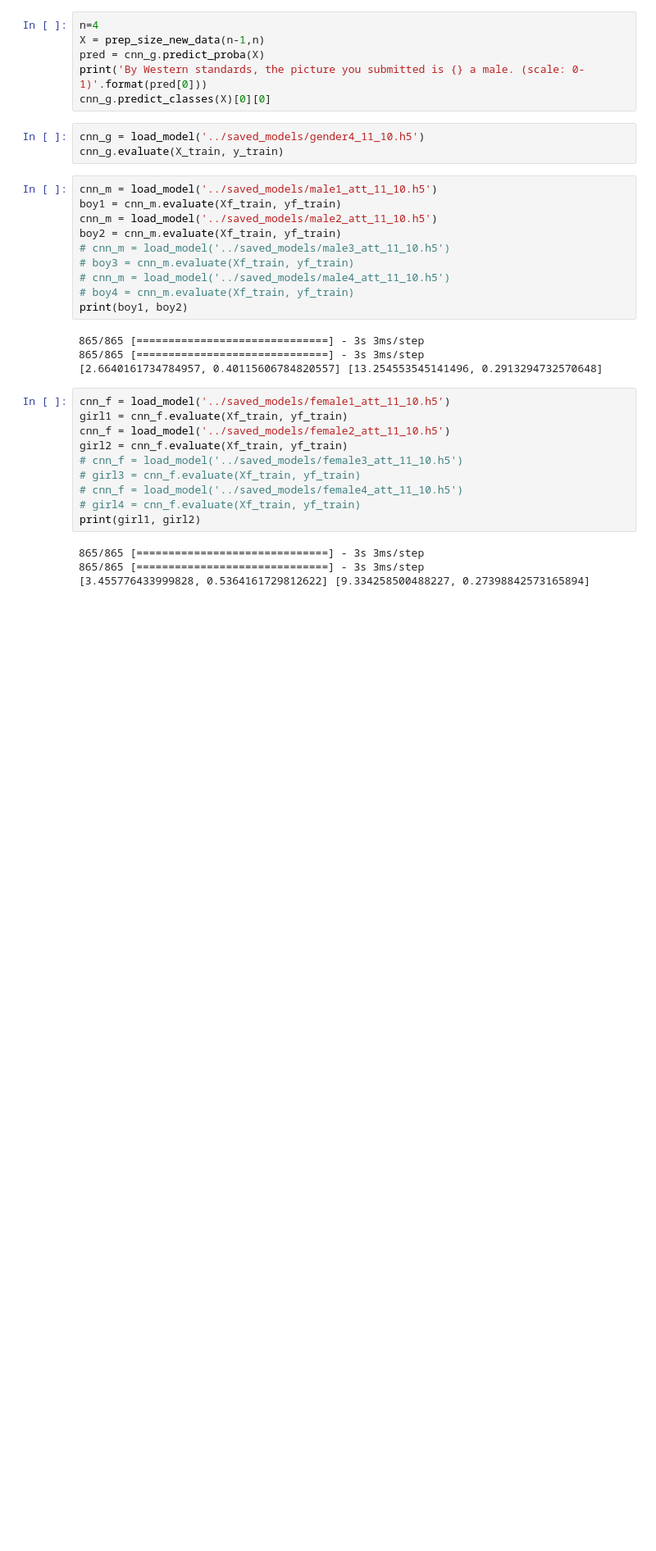
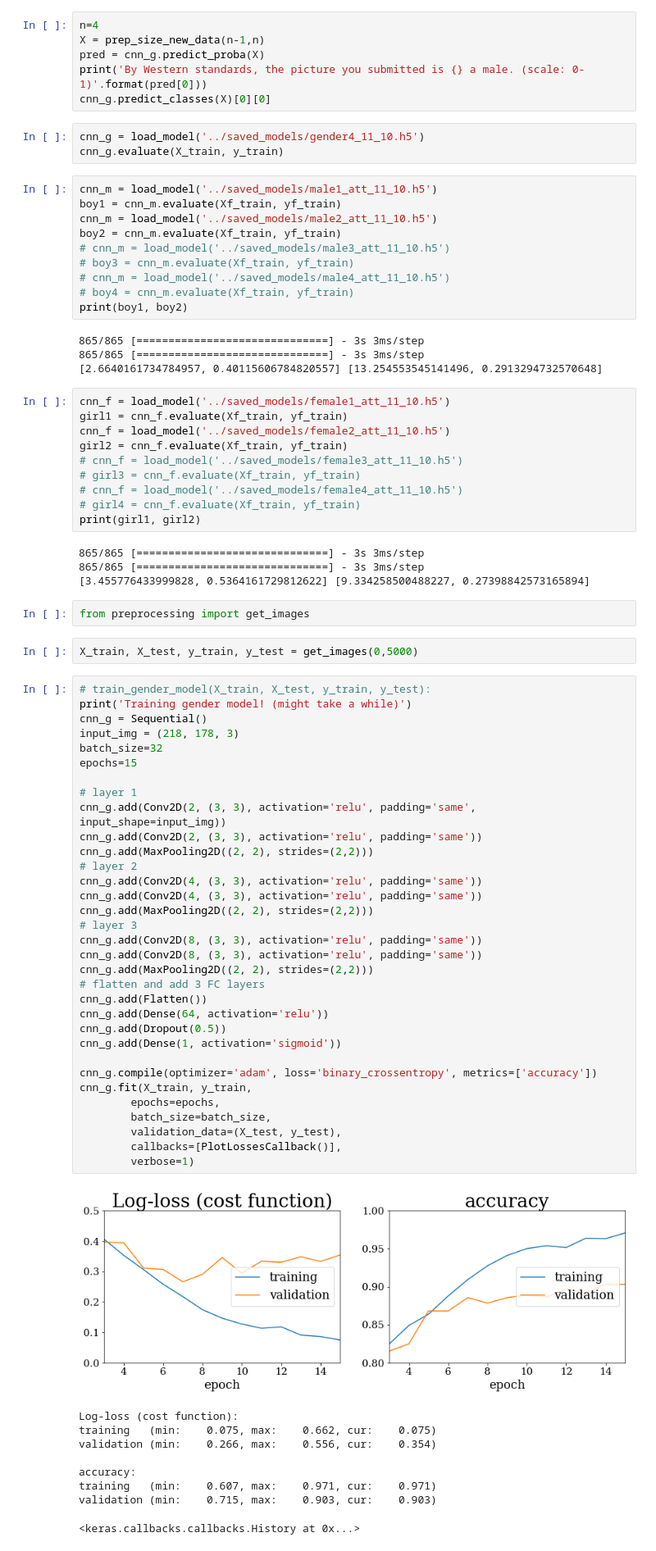
Before and after one commit to Aaronhjlee/Facial_Feature_Predictor, a Jupyter notebook: src/deployment_pt2.ipynb, the cells around one changed output. Shown: that part at 82% size. Cells and saved outputs as stored; diff of their text form; blank space fills up the shorter version.

```diff
--- a/src/deployment_pt2.ipynb
+++ b/src/deployment_pt2.ipynb
@@ -347,3 +349,50 @@ print(girl1, girl2)
 865/865 [==============================] - 3s 3ms/step
 865/865 [==============================] - 3s 3ms/step
 [3.455776433999828, 0.5364161729812622] [9.334258500488227, 0.27398842573165894]
+# %%
+from preprocessing import get_images
+# %%
+X_train, X_test, y_train, y_test = get_images(0,5000)
+# %%
+# train_gender_model(X_train, X_test, y_train, y_test):
+print('Training gender model! (might take a while)')
+cnn_g = Sequential()
+input_img = (218, 178, 3)
+batch_size=32
+epochs=15
+
+# layer 1
+cnn_g.add(Conv2D(2, (3, 3), activation='relu', padding='same', input_shape=input_img))
+cnn_g.add(Conv2D(2, (3, 3), activation='relu', padding='same'))
+cnn_g.add(MaxPooling2D((2, 2), strides=(2,2)))
+# layer 2
+cnn_g.add(Conv2D(4, (3, 3), activation='relu', padding='same'))
+cnn_g.add(Conv2D(4, (3, 3), activation='relu', padding='same'))
+cnn_g.add(MaxPooling2D((2, 2), strides=(2,2)))
+# layer 3
+cnn_g.add(Conv2D(8, (3, 3), activation='relu', padding='same'))
+cnn_g.add(Conv2D(8, (3, 3), activation='relu', padding='same'))
+cnn_g.add(MaxPooling2D((2, 2), strides=(2,2)))
+# flatten and add 3 FC layers
+cnn_g.add(Flatten())
+cnn_g.add(Dense(64, activation='relu'))
+cnn_g.add(Dropout(0.5))
+cnn_g.add(Dense(1, activation='sigmoid'))
+
+cnn_g.compile(optimizer='adam', loss='binary_crossentropy', metrics=['accuracy'])
+cnn_g.fit(X_train, y_train,
+        epochs=epochs,
+        batch_size=batch_size,
+        validation_data=(X_test, y_test),
+        callbacks=[PlotLossesCallback()],
+        verbose=1)
+# %% [output]
+[figure, added]
+Log-loss (cost function):
+training   (min:    0.075, max:    0.662, cur:    0.075)
+validation (min:    0.266, max:    0.556, cur:    0.354)
+
+accuracy:
+training   (min:    0.607, max:    0.971, cur:    0.971)
+validation (min:    0.715, max:    0.903, cur:    0.903)
+<keras.callbacks.callbacks.History at 0x...>
```
Also changed, not shown: parts of 18 cells of this notebook, 6 other files.
